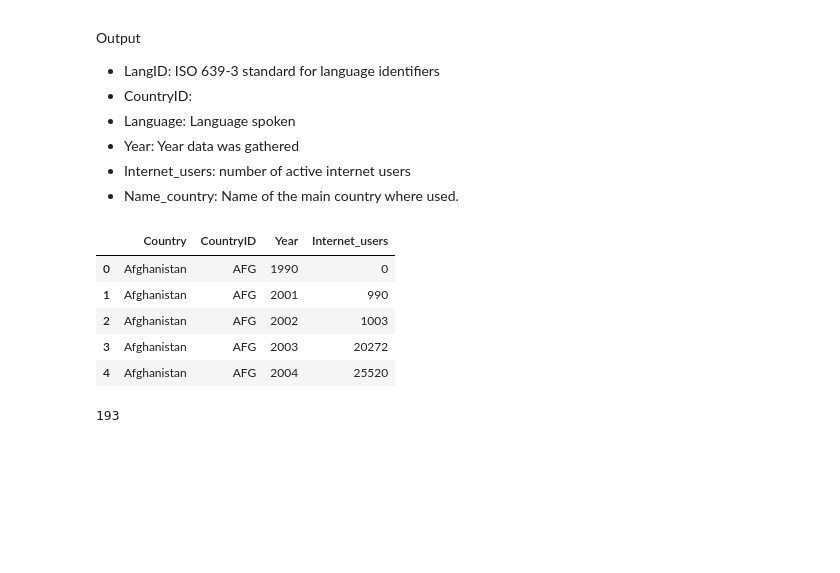
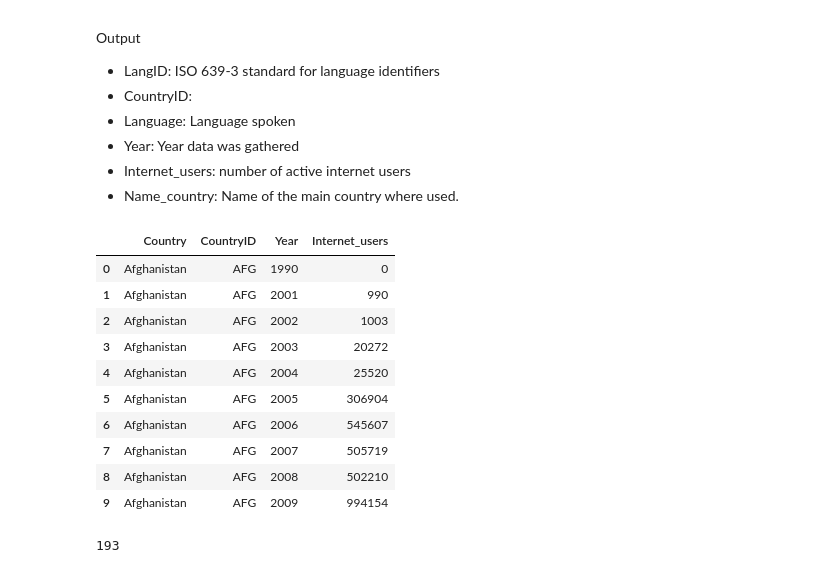
Before and after one commit to Eszti/lang-changes, a Jupyter notebook: notebooks/Anton/internet_users_country_language.ipynb, the cells around one changed output. Cells and saved outputs as stored; diff of their text form; code cells hidden in the pictures; blank space fills up the shorter version.

```diff
--- a/notebooks/Anton/internet_users_country_language.ipynb
+++ b/notebooks/Anton/internet_users_country_language.ipynb
@@ -19,14 +31,19 @@ users_country = pd.read_csv("../../data/number-of-internet-users-by-country.csv"
 #users_country = users_country.drop(users_country.columns[1], axis=1)
 users_country.columns = ["Country",'CountryID', "Year", "Internet_users"]
 # %%
-users_country.head()
+users_country.head(10)
 # %% [output]
 |  | Country | CountryID | Year | Internet_users |
 | 0 | Afghanistan | AFG | 1990 | 0 |
 | 1 | Afghanistan | AFG | 2001 | 990 |
 | 2 | Afghanistan | AFG | 2002 | 1003 |
 | 3 | Afghanistan | AFG | 2003 | 20272 |
 | 4 | Afghanistan | AFG | 2004 | 25520 |
+| 5 | Afghanistan | AFG | 2005 | 306904 |
+| 6 | Afghanistan | AFG | 2006 | 545607 |
+| 7 | Afghanistan | AFG | 2007 | 505719 |
+| 8 | Afghanistan | AFG | 2008 | 502210 |
+| 9 | Afghanistan | AFG | 2009 | 994154 |
 # %%
 number_countries = len(users_country['Country'].unique())
 number_countries
```
Also changed, not shown: parts of 42 cells of this notebook, 3 other files.
